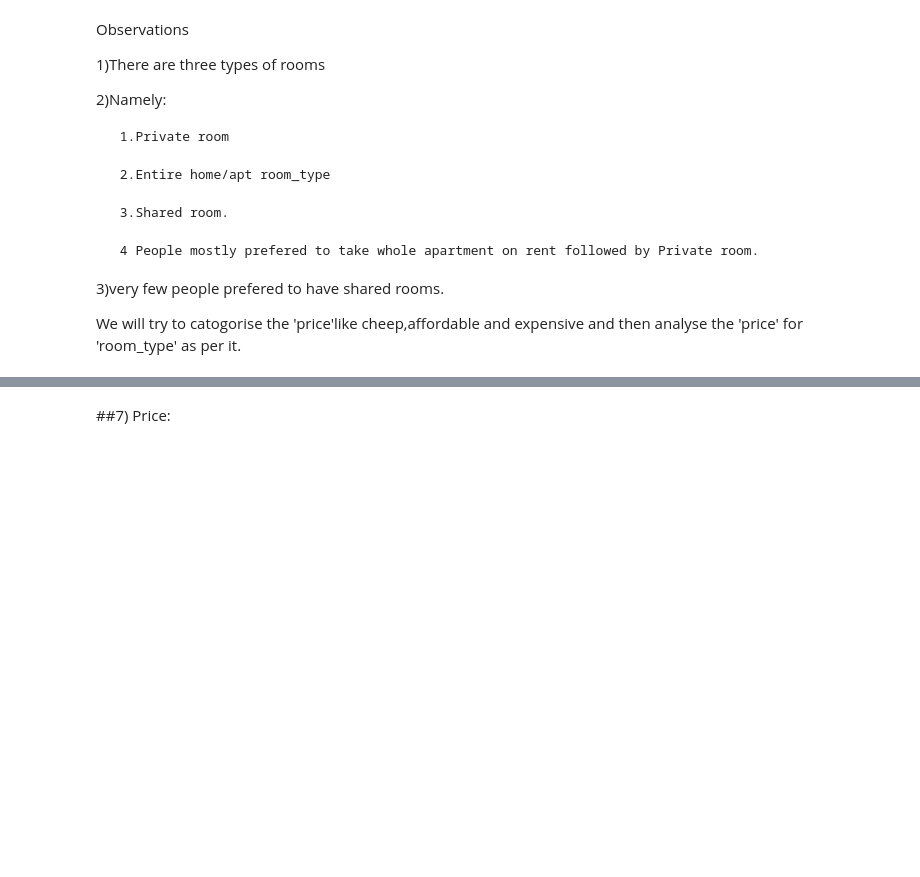
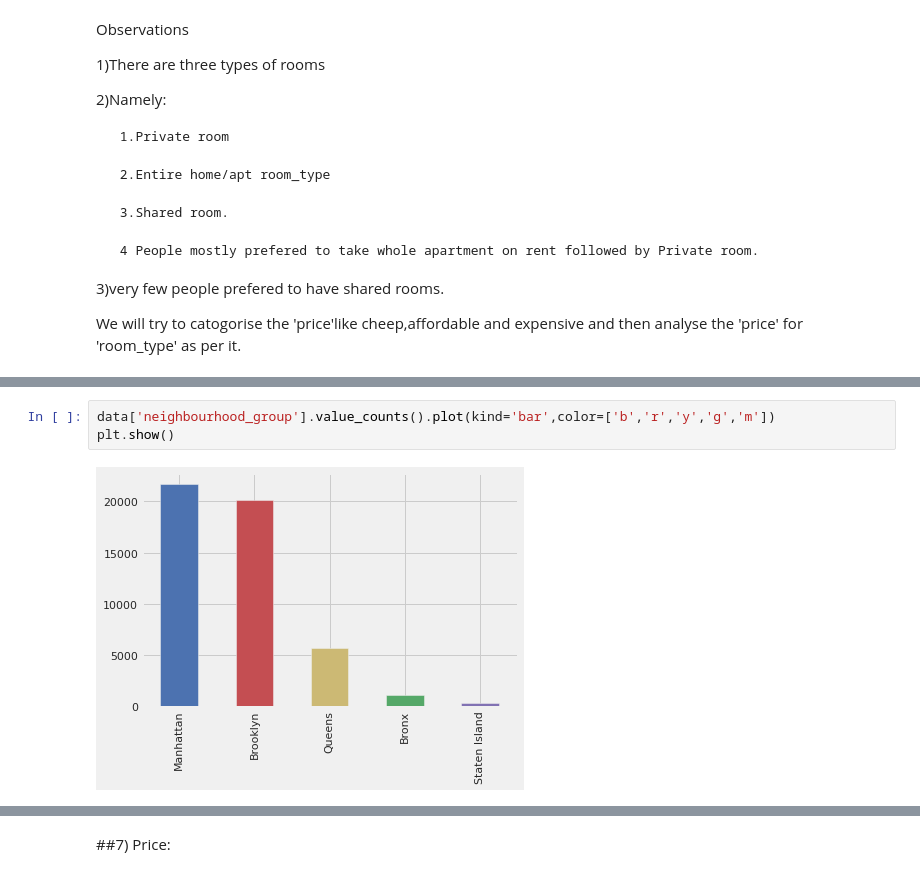
Before and after one commit to abhishubh32832/Airbnb_Booking_Analysis, a Jupyter notebook: Airbnb_Bookings_Analysis_2_Capstone_Project.ipynb, the cells around one changed output, grey strips where cells are left out. Drawn from its saved outputs; the diff is of its cells as text; blank space fills up the shorter version.

```diff
--- a/Airbnb_Bookings_Analysis_2_Capstone_Project.ipynb
+++ b/Airbnb_Bookings_Analysis_2_Capstone_Project.ipynb
@@ -594,0 +669,5 @@ We will try to catogorise the 'price'like cheep,affordable and expensive and the
+# %%
+data['neighbourhood_group'].value_counts().plot(kind='bar',color=['b','r','y','g','m'])
+plt.show()
+# %% [output]
+[figure, added]
```
Also changed, not shown: parts of 10 cells of this notebook.
